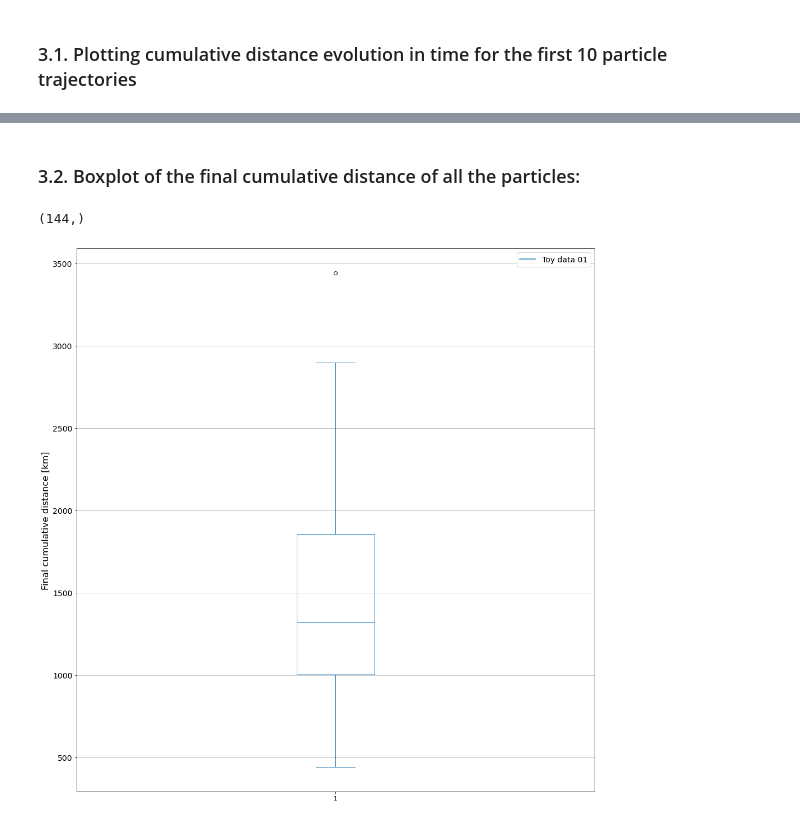
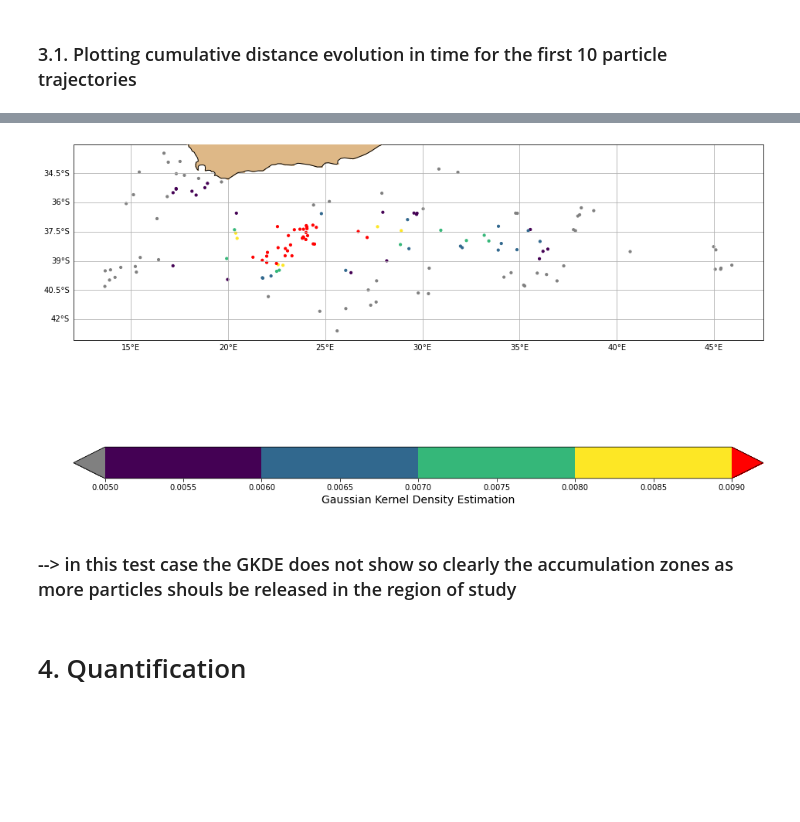
Before and after one commit to OceanParcels/Lagrangian_diags, a Jupyter notebook: Diagnostics/GKDE_method01.ipynb, the cells around one changed output, grey strips where cells are left out. Drawn from its saved outputs; the diff is of its cells as text; code cells hidden in the pictures; blank space fills up the shorter version.

Commit message:
updating simulation and GKDE nbs

```diff
--- a/Diagnostics/GKDE_method01.ipynb
+++ b/Diagnostics/GKDE_method01.ipynb
@@ -143,3 +124,5 @@ cum_dist.shape
+# %%
+kde_x, kde_y, kde_z = kde_parcels(ds)
 # %% [markdown]
 ## 3. Plotting the outputs
 # %% [markdown]
@@ -156,2 +129,0 @@ Text(0.5, 0, 'Date')
-# %% [markdown]
-### 3.2. Boxplot of the final cumulative distance of all the particles:
@@ -160,38 +130,38 @@ cum_dist_final = ((cum_dist.max(dim='obs')).where(cum_dist.max(dim='obs') != 0.,
-# %%
-cum_dist_final.shape
-# %% [output]
-(144,)
-# %%
-def set_box_color(bp, color):
-    plt.setp(bp['boxes'], color=color)
-    plt.setp(bp['whiskers'], color=color)
-    plt.setp(bp['caps'], color=color)
-    plt.setp(bp['medians'], color=color)
-#     plt.setp(bp['facecolor'], color=color)
-
-plt.figure(figsize=(14,14))
-ax1 = plt.subplot(111)
-
-bpl = ax1.boxplot(cum_dist_final) #, positions=np.array(range(len(dist_cum_a)))*2.0-0.4, sym='', widths=0.6)
-set_box_color(bpl, 'C0') # colors are from http://colorbrewer2.org/
-
-# draw temporary red and blue lines and use them to create a legend
-plt.plot([], c='C0', label='Toy data 01')
-# plt.plot([], c='C3', label='Tidal forcing')
-plt.legend(fontsize=14)
-# ax.legend(fontsize=14)
-
-# plt.xticks(range(0, len(ticks) * 2, 2), ticks, fontsize=14)
-plt.yticks(fontsize=14)
-# plt.xlim(-2, len(ticks)*2)
-# plt.ylim(0, 850)
-# ax1.set_xticklabels(labels, rotation=45, horizontalalignment='right')
-# plt.grid()
-ax1.yaxis.grid()
-ax1.set_ylabel('Final cumulative distance [km]', size=16)
-
-plt.tight_layout()
-# plt.savefig('figs/cumsum_km_and_total_dist_km_BOXPLOT_01.jpg', dpi=300)
-plt.show()
-# %% [output]
-[figure, removed]
+# %%
+fig = plt.figure(figsize=(16,17)) #(17,5)
+
+cbar_ticks = [0.005, 0.006, 0.007, 0.008, 0.009]
+
+ax1 = plt.subplot(111, projection=ccrs.PlateCarree())
+
+#     ax1.set_xlim([-35.1, -18])
+#     ax1.set_ylim([29.9, 40])
+
+ss = ax1.scatter(kde_x, kde_y, c=kde_z, s=10, vmin=cbar_ticks[0], vmax=cbar_ticks[-1], cmap=plt.cm.get_cmap('viridis', len(cbar_ticks)-1), transform=ccrs.PlateCarree())
+ss.cmap.set_over('r')
+ss.cmap.set_under('gray')
+
+ax1.coastlines(resolution='50m', color='black', linewidth=1, zorder=50)
+ax1.add_feature(cartopy.feature.LAND, facecolor='burlywood', zorder=20)
+
+gl = ax1.gridlines(crs=ccrs.PlateCarree(), draw_labels=True)
+gl.top_labels = False
+gl.right_labels = False
+gl.xformatter = LONGITUDE_FORMATTER
+gl.yformatter = LATITUDE_FORMATTER
+#     gl.ylocator = mticker.FixedLocator([27., 30., 33., 36., 39.])
+#     gl.xlocator = mticker.FixedLocator([-40., -35, -30., -25., -20.])
+#     gl.xlabel_style = {'size': 12}
+#     gl.ylabel_style = {'size': 12}
+
+cbar = plt.colorbar(ss, extend='both', orientation='horizontal')
+cbar.ax.get_yaxis().labelpad = 15
+cbar.ax.set_xlabel('Gaussian Kernel Density Estimation', size=14) #, rotation = 270
+
+plt.show()
+# %% [output]
+[figure, added]
+# %% [markdown]
+### --> in this test case the GKDE does not show so clearly the accumulation zones as more particles shouls be released in the region of study
+# %% [markdown]
+# 4. Quantification
```
Also changed, not shown: parts of 23 cells of this notebook.
